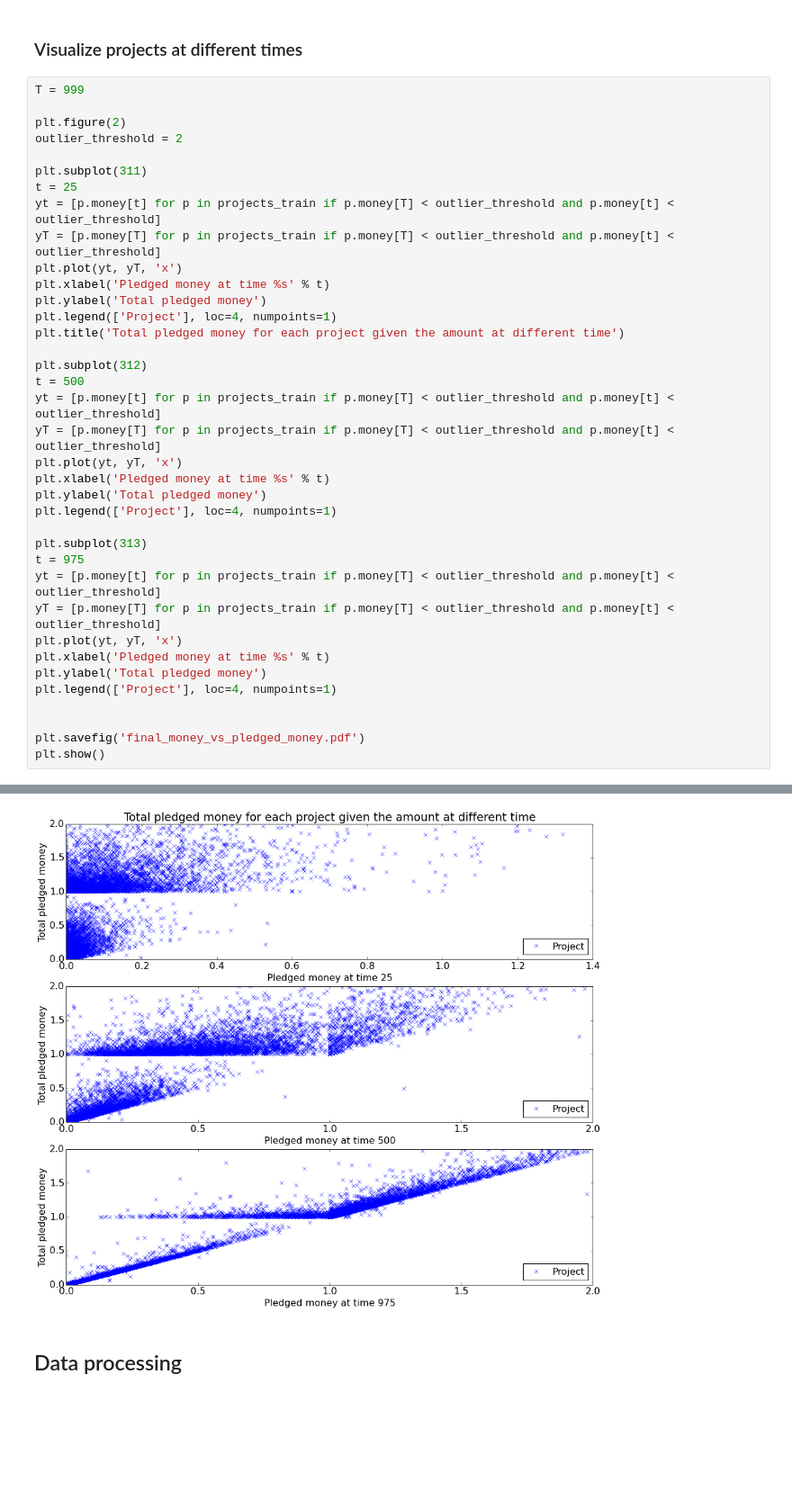
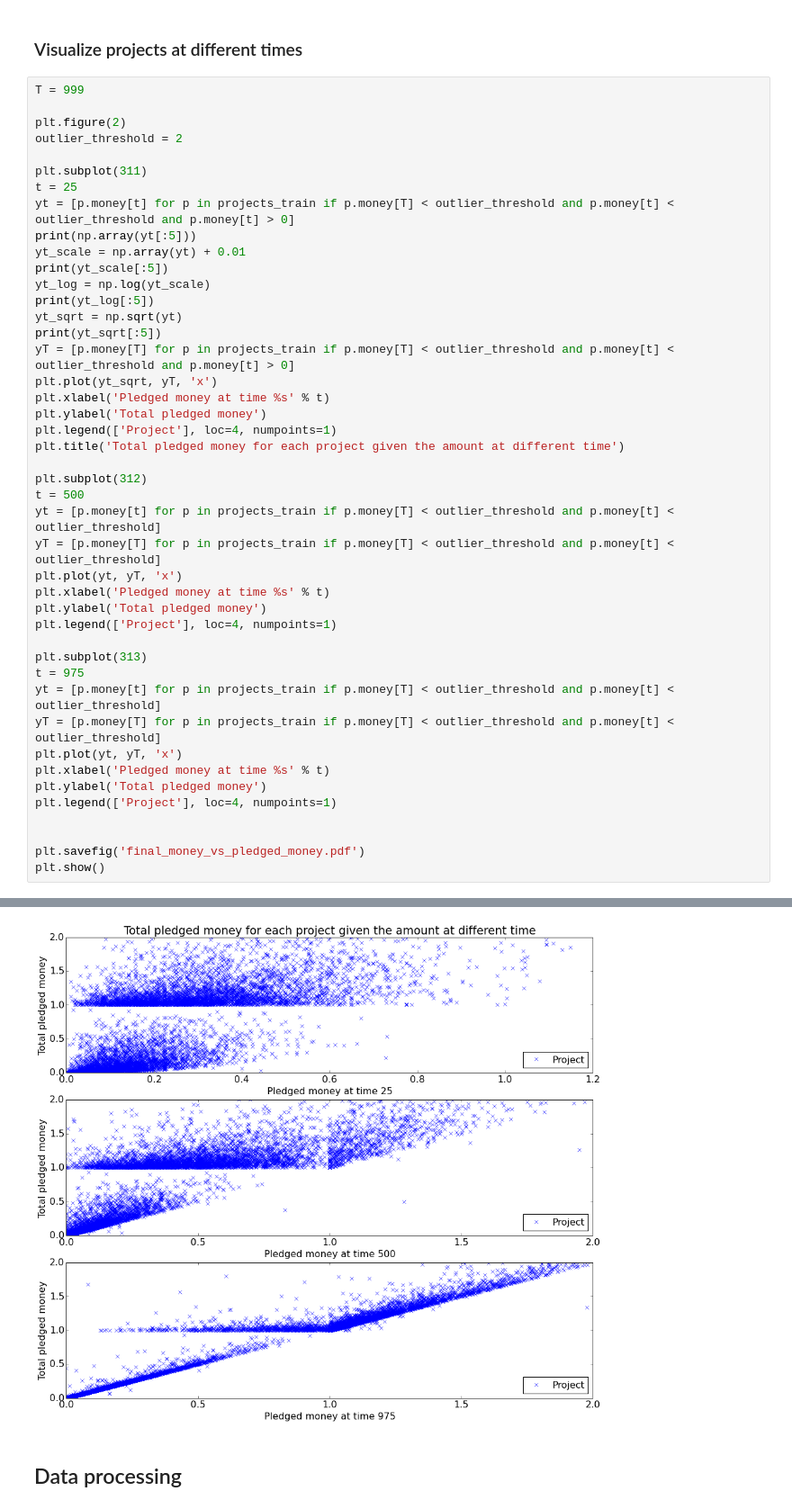
Before and after one commit to vicow/gaussian-process, a Jupyter notebook: notebooks/sidekick-6-mixture-of-linear-regressions-one-sample.ipynb, the cells around one changed output, grey strips where cells are left out. Shown at 90% size. Cells and saved outputs as stored; diff of their text form; blank space fills up the shorter version.

```diff
--- a/notebooks/sidekick-6-mixture-of-linear-regressions-one-sample.ipynb
+++ b/notebooks/sidekick-6-mixture-of-linear-regressions-one-sample.ipynb
@@ -49,9 +50,16 @@ outlier_threshold = 2
 
 plt.subplot(311)
 t = 25
-yt = [p.money[t] for p in projects_train if p.money[T] < outlier_threshold and p.money[t] < outlier_threshold]
-yT = [p.money[T] for p in projects_train if p.money[T] < outlier_threshold and p.money[t] < outlier_threshold]
-plt.plot(yt, yT, 'x')
+yt = [p.money[t] for p in projects_train if p.money[T] < outlier_threshold and p.money[t] < outlier_threshold and p.money[t] > 0]
+print(np.array(yt[:5]))
+yt_scale = np.array(yt) + 0.01
+print(yt_scale[:5])
+yt_log = np.log(yt_scale)
+print(yt_log[:5])
+yt_sqrt = np.sqrt(yt)
+print(yt_sqrt[:5])
+yT = [p.money[T] for p in projects_train if p.money[T] < outlier_threshold and p.money[t] < outlier_threshold and p.money[t] > 0]
+plt.plot(yt_sqrt, yT, 'x')
 plt.xlabel('Pledged money at time %s' % t)
 plt.ylabel('Total pledged money')
 plt.legend(['Project'], loc=4, numpoints=1)
@@ -82,4 +94,4 @@ plt.show()
-[figure, old version]
+[figure, new version]
 # %% [markdown]
 ## Data processing
 # %%
```
Also changed, not shown: parts of 11 cells of this notebook, 1 other file.
